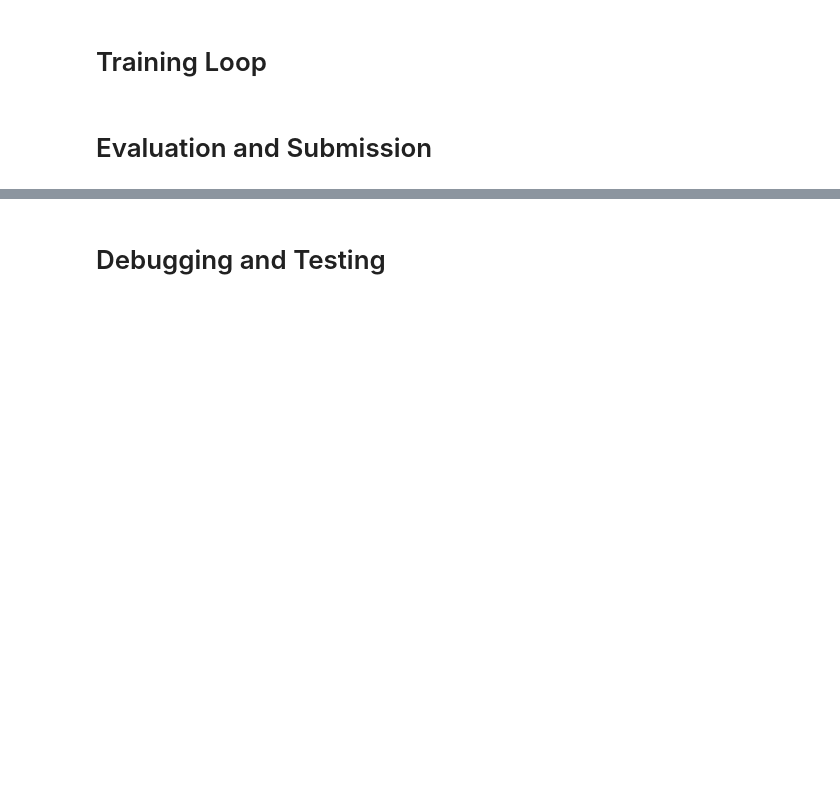
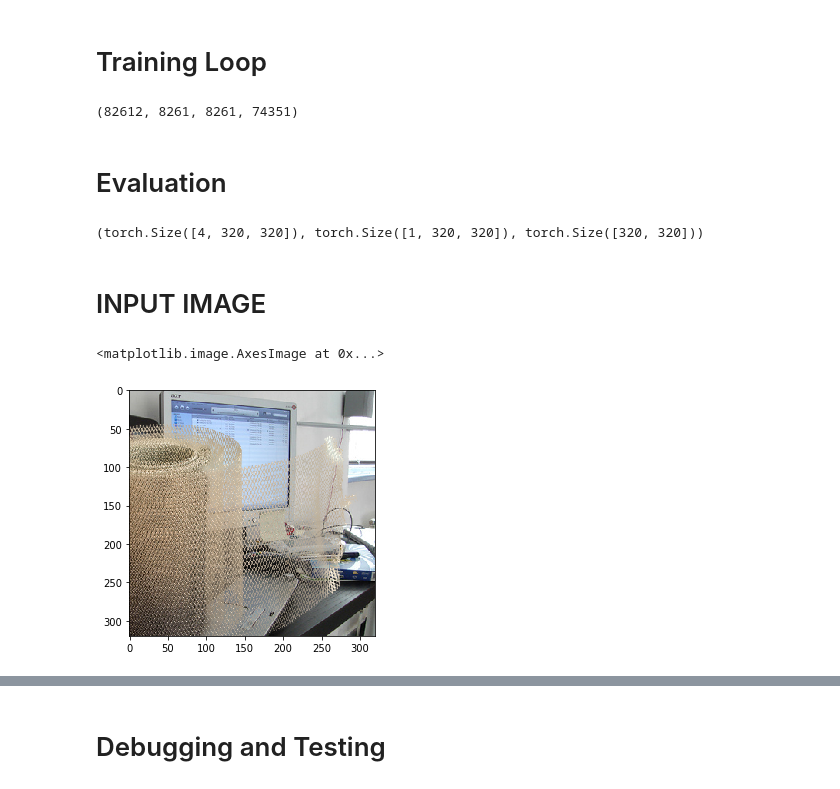
Before and after one commit to brendanvonhofe/telescope, a Jupyter notebook: deep_image_matting/deep_image_matting.ipynb, the cells around one changed output, grey strips where cells are left out. Saved outputs shown, nothing was run; the diff lists cells and outputs as text; code cells hidden in the pictures; blank space fills up the shorter version.

Commit message:
prototype of implementation of deep image matting paper

```diff
--- a/deep_image_matting/deep_image_matting.ipynb
+++ b/deep_image_matting/deep_image_matting.ipynb
@@ -168,8 +321,0 @@ dl = DataLoader(ds, batch_size=1, shuffle=True, num_workers=1)
-# %%
-for i, data in enumerate(dl):
-#     if(i == 1):
-#         break
-    im = data['image']
-    m = data['mask']
-    tri = data['trimap']
-    print(im.shape, m.shape, tri.shape)
@@ -328,2 +537,18 @@ ln.children
 # %% [markdown]
 # Training Loop
+# %%
+fns = np.array(os.listdir(BG))
+val_idxs = [i for i in range(0,int(len(fns)/10))]
+val_fns = fns[:int(len(fns)/10)]
+train_idxs = list(set([i for i in range(0,len(fns))]).difference(set(val_idxs)))
+train_fns = fns[train_idxs]
+len(fns), len(val_idxs), len(val_fns), len(train_fns)
+# %% [output]
+(82612, 8261, 8261, 74351)
+# %%
+image_datasets = {'train': MatteDataset(train_fns, root_dir=PATH, fg_path=FG, transform=data_transform),
+                  'val': MatteDataset(val_fns, root_dir=PATH, fg_path=FG, transform=data_transform)}
+dataloaders = {x: torch.utils.data.DataLoader(image_datasets[x], batch_size=16,
+                                             shuffle=True, num_workers=8)
+              for x in ['train', 'val']}
+dataset_sizes = {x: len(image_datasets[x]) for x in ['train', 'val']}
@@ -330,2 +651,22 @@ ln.children
 # %% [markdown]
-# Evaluation and Submission
+# Evaluation
+# %%
+model_ft = LinkNet34(1)
+model_ft.load_state_dict(torch.load('modelv0_5x.pt'))
+model_ft = model_ft.to(device)
+
+sample = image_datasets['train'][7]
+imap = sample['im_map']
+img = imap[:3,:,:]
+tri = imap[3,:,:]
+m = sample['mask']
+imap.shape, m.shape, tri.shape
+# %% [output]
+(torch.Size([4, 320, 320]), torch.Size([1, 320, 320]), torch.Size([320, 320]))
+# %% [markdown]
+# INPUT IMAGE
+# %%
+io.imshow((img.numpy().transpose(1,2,0)*255).astype(np.uint8))
+# %% [output]
+<matplotlib.image.AxesImage at 0x...>
+[figure, added]
```
Also changed, not shown: parts of 43 cells of this notebook, 4 other files.
